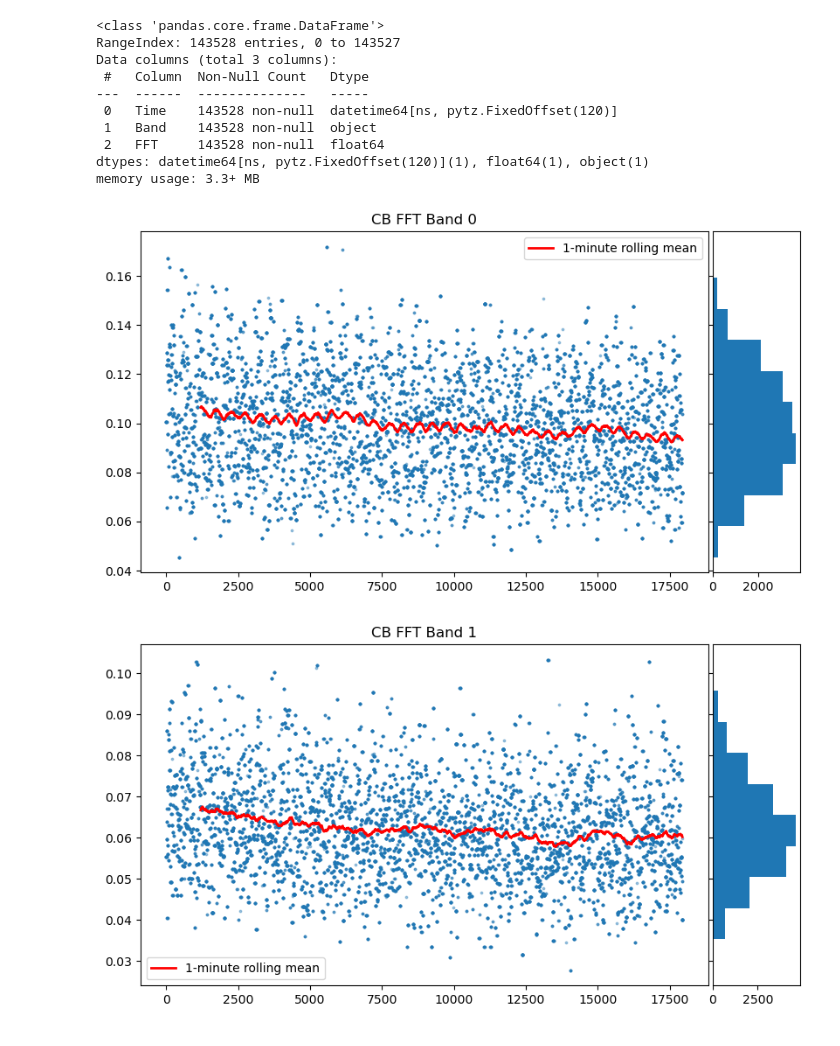
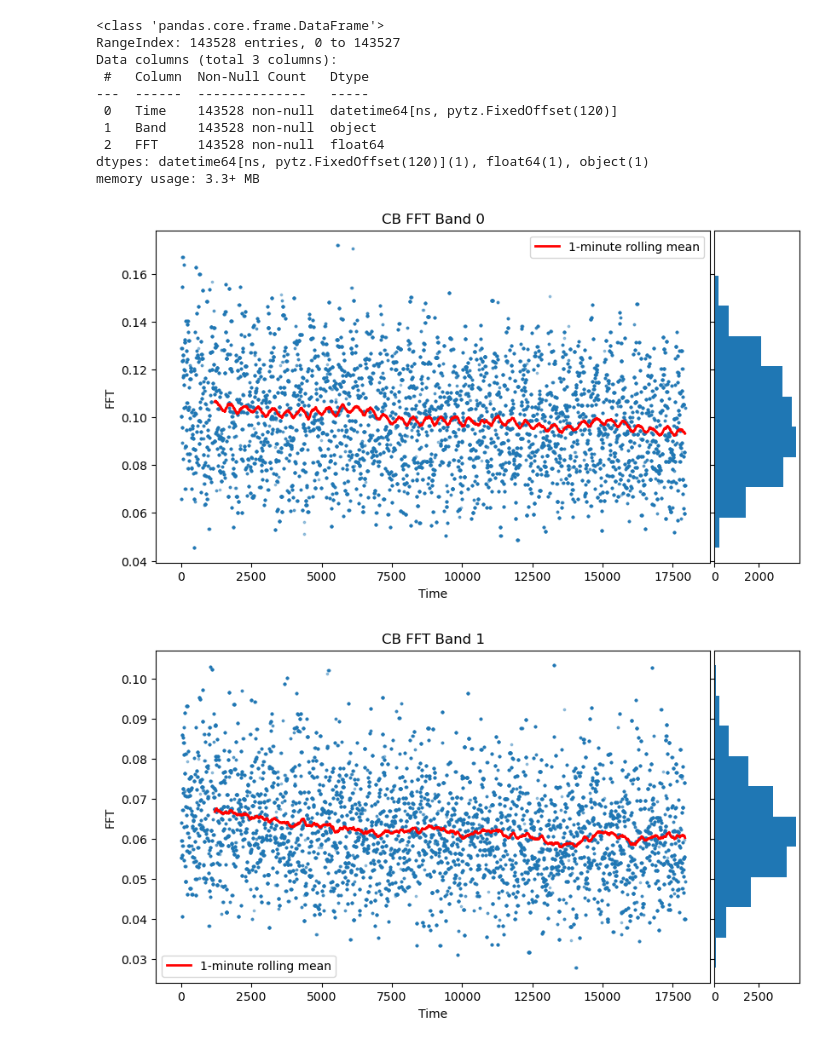
Before and after one commit to greenwaltc/PG_workspace, a Jupyter notebook: camerons-awesome-analysis.ipynb, the cells around one changed output. Saved outputs shown, nothing was run; the diff lists cells and outputs as text; code cells hidden in the pictures.

```diff
--- a/camerons-awesome-analysis.ipynb
+++ b/camerons-awesome-analysis.ipynb
@@ -208,42 +209,45 @@ spacing = 0.005
 rect_scatter = [left, bottom, width, height]
 rect_histy = [left + width + spacing, bottom, 0.1, height]
 
-# y_ax_lim = (sept_melt['FFT'].min(), sept_melt['FFT'].max())
+y_ax_lim = (sept_melt['FFT'].min(), sept_melt['FFT'].max())
 
-def scatter_hist(x, y, rolling_avg, title='placeholder'):
+def scatter_hist(x, y, rolling_avg, title='placeholder', xlabel='Time', ylabel='FFT',
+                 y_ax_lim=None, x_ax_lim=None):
 
     # start with a square Figure
     fig = plt.figure(figsize=(10, 6), dpi=100)
 
     ax = fig.add_axes(rect_scatter)
     ax_histy = fig.add_axes(rect_histy, sharey=ax)
 
     # no labels
     ax_histy.tick_params(axis="y", labelleft=False)
 
     # the scatter plot:
     ax.scatter(x, y, s=3, alpha=.4)
 
     # the rolling mean
     ax.plot(rolling_avg, linewidth=2, color='red', label='1-minute rolling mean')
     ax.legend()
     ax.set_title(title)
+    ax.set_xlabel(xlabel)
+    ax.set_ylabel(ylabel)
 
     # now determine nice limits by hand:
     binwidth = 0.01
     xymax = max(np.max(x), np.max(y))
     lim = (int(xymax/binwidth) + 1) * binwidth
 
     bins = np.arange(-lim, lim + binwidth, binwidth)
     ax_histy.hist(y, orientation='horizontal')
 
     # plt.ylim(y_ax_lim)
 
 for band_name in sept_melt['Band'].unique():
-    df = sept_melt[sept_melt['Band'] == band_name].reset_index(drop=True)
-    df['Rolling Average'] = df['FFT'].rolling(60*20).mean()
-    scatter_hist( np.array(df.index), np.array(df['FFT']), np.array(df['Rolling Average']), band_name )
+    temp_df = sept_melt[sept_melt['Band'] == band_name].reset_index(drop=True)
+    temp_df['Rolling Average'] = temp_df['FFT'].rolling(60*20).mean()
+    scatter_hist( np.array(temp_df.index), np.array(temp_df['FFT']), np.array(temp_df['Rolling Average']), band_name )
     plt.show()
 # %% [output]
-[figure, old version]
+[figure, new version]
-[figure, old version]
+[figure, new version]
```
Also changed, not shown: parts of 4 cells of this notebook.
